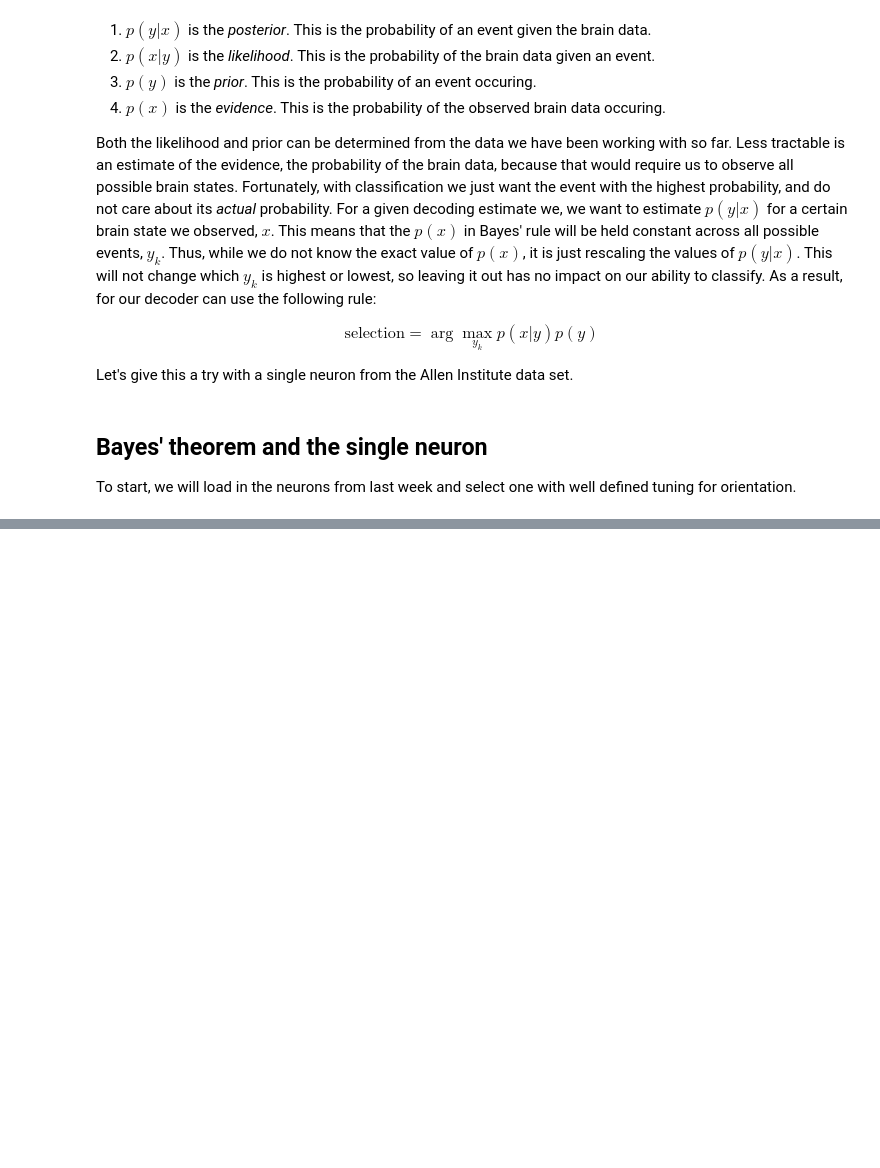
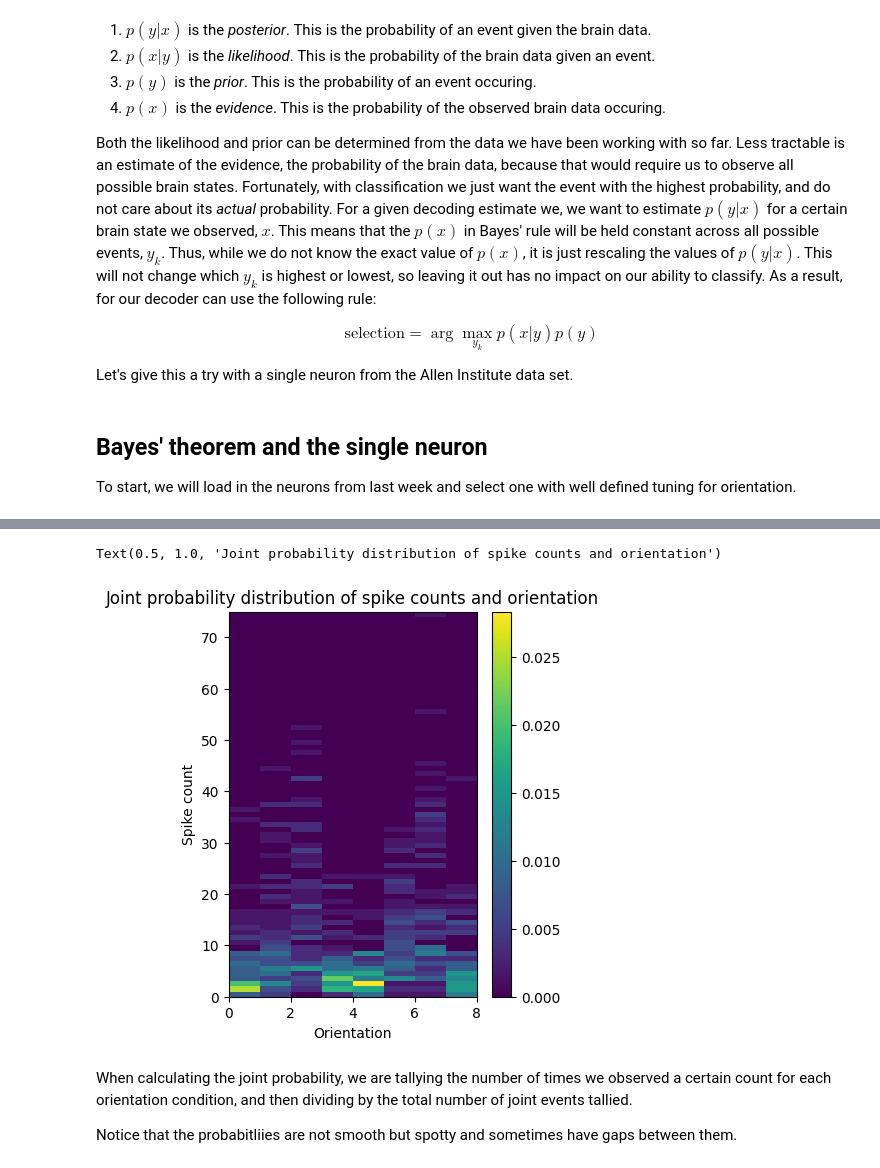
Before and after one commit to dbheadley/DecodingTheBrain, a Jupyter notebook: Week12/notes.ipynb, the cells around one changed output, grey strips where cells are left out. Saved outputs shown, nothing was run; the diff lists cells and outputs as text; code cells hidden in the pictures; blank space fills up the shorter version.

```diff
--- a/Week12/notes.ipynb
+++ b/Week12/notes.ipynb
@@ -161,0 +140,3 @@ plt.show()
+# %%
+rf_ori_counts = rf_ori_counts.loc[[315, 0, 90, 45, 180, 270, 135, 225],:]
+rf_ori_counts
@@ -161,0 +154,25 @@ plt.show()
+# %%
+rf_ori_counts.sort_index(inplace=True)
+# %%
+num_stim = rf_ori_counts.shape[0]
+max_counts = int(rf_ori_counts['spike_counts'].apply(lambda x: x.max()).max())
+
+joint_dist = np.zeros((max_counts+1, num_stim))
+for i, (_, counts) in enumerate(rf_ori_counts.iterrows()):
+    joint_dist[:,i] = np.histogram(counts.values[0], bins=np.arange(max_counts+2))[0]
+
+joint_dist = joint_dist / joint_dist.sum()
+# %%
+fig, ax = plt.subplots(figsize=(4,5))
+ax.pcolormesh(joint_dist)
+fig.colorbar(ax=ax, mappable=ax.collections[0])
+ax.set_xlabel('Orientation')
+ax.set_ylabel('Spike count')
+ax.set_title('Joint probability distribution of spike counts and orientation')
+# %% [output]
+Text(0.5, 1.0, 'Joint probability distribution of spike counts and orientation')
+[figure, added]
+# %% [markdown]
+When calculating the joint probability, we are tallying the number of times we observed a certain count for each orientation condition, and then dividing by the total number of joint events tallied.
+
+Notice that the probabitliies are not smooth but spotty and sometimes have gaps between them.
```
Also changed, not shown: parts of 9 cells of this notebook.
